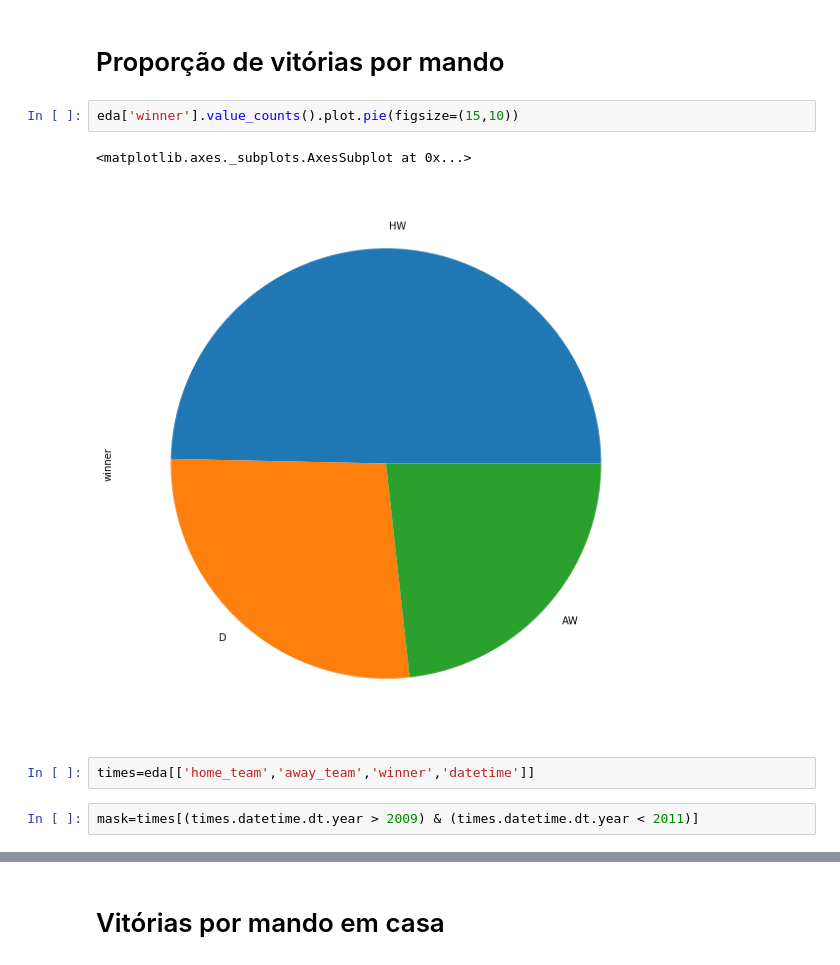
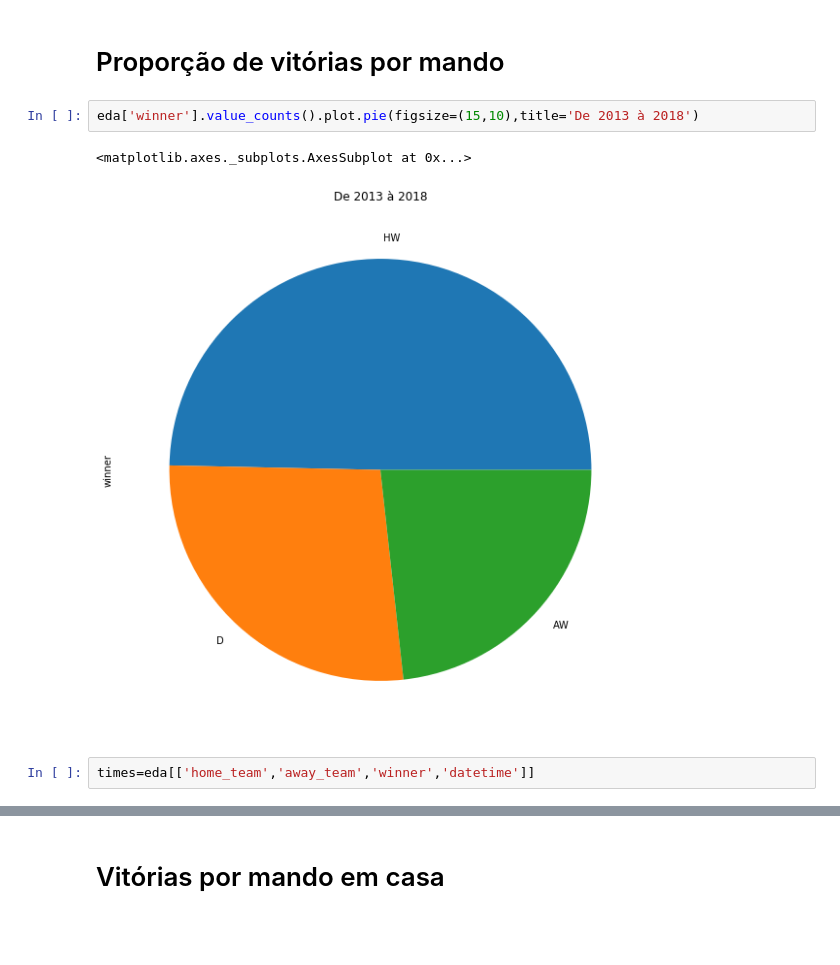
Before and after one commit to hlapa/brazilian_soccer_prediction, a Jupyter notebook: EDA.ipynb, the cells around one changed output, grey strips where cells are left out. Drawn from its saved outputs; the diff is of its cells as text; blank space fills up the shorter version.

```diff
--- a/EDA.ipynb
+++ b/EDA.ipynb
@@ -36,11 +29,9 @@ eda.tail()
 # %% [markdown]
 # Proporção de vitórias por mando
 # %%
-eda['winner'].value_counts().plot.pie(figsize=(15,10))
+eda['winner'].value_counts().plot.pie(figsize=(15,10),title='De 2013 à 2018')
 # %% [output]
 <matplotlib.axes._subplots.AxesSubplot at 0x...>
-[figure, old version]
+[figure, new version]
 # %%
 times=eda[['home_team','away_team','winner','datetime']]
-# %%
-mask=times[(times.datetime.dt.year > 2009) & (times.datetime.dt.year < 2011)]
```
Also changed, not shown: parts of 29 cells of this notebook, 5 other files.
